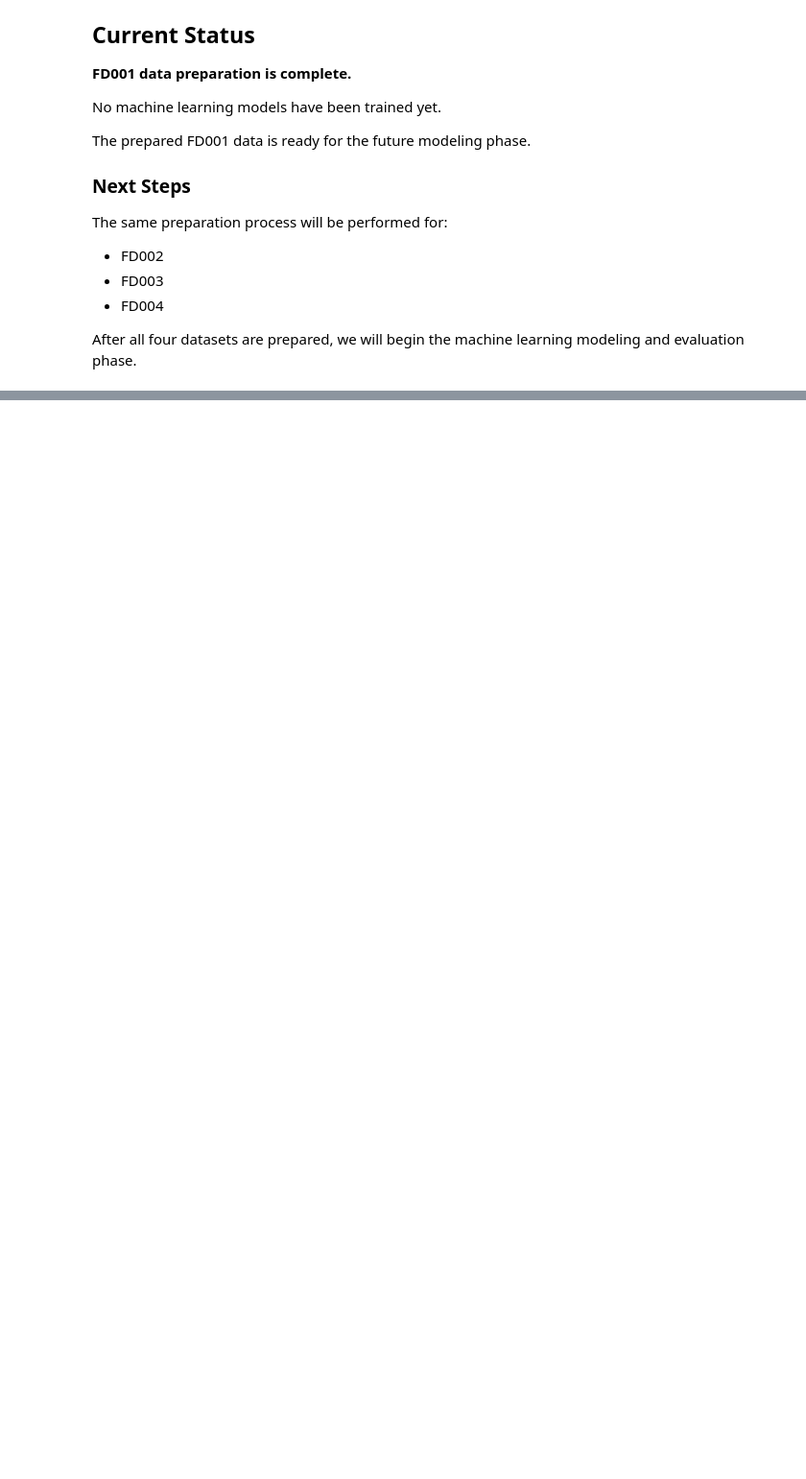
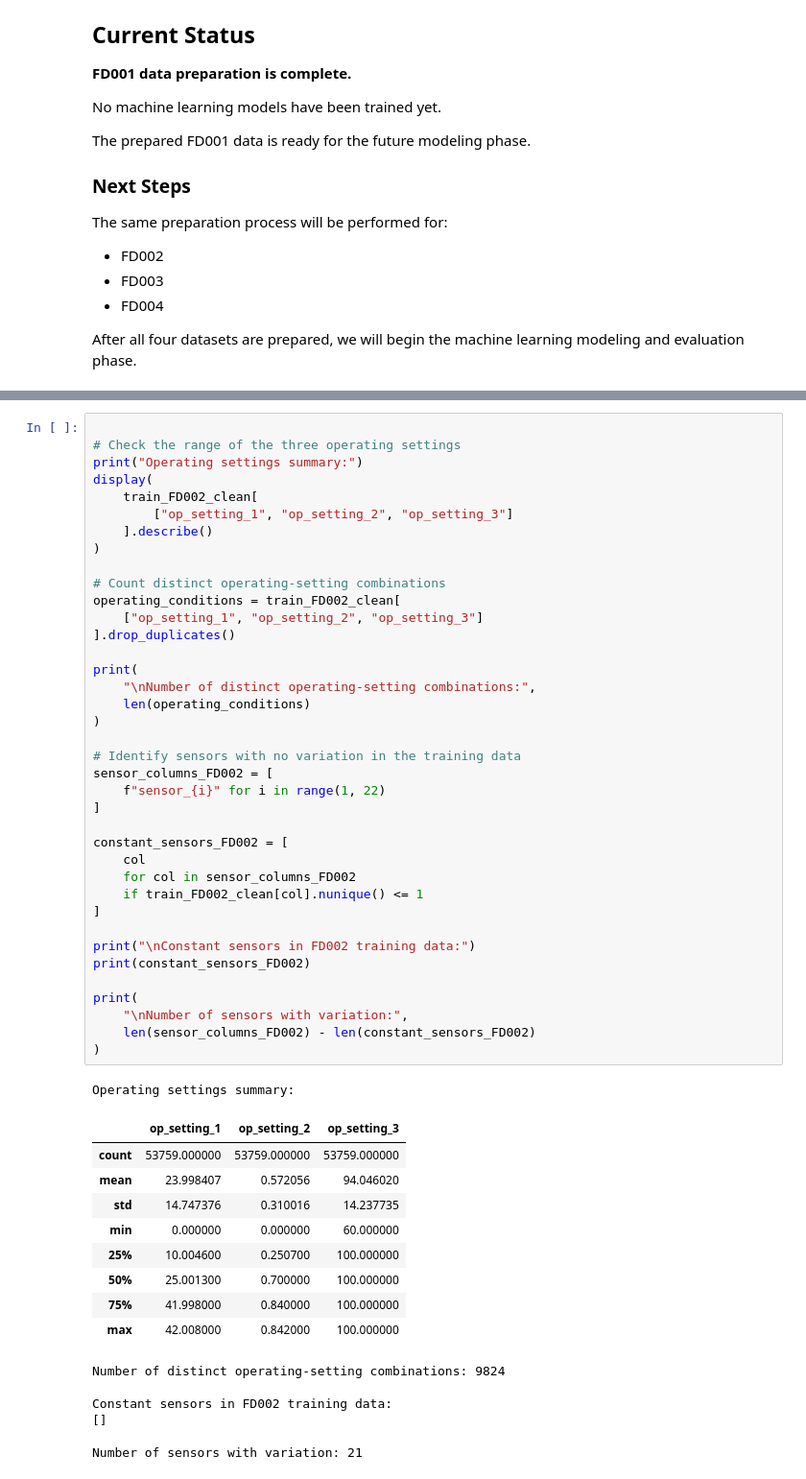
Before and after one commit to Eyasushewangizaw/C_MAPSS_RUL_Project, a Jupyter notebook: notebooks/01_CMAPSS_Data_Preparation.ipynb, the cells around one changed output, grey strips where cells are left out. Shown at 96% size. Saved outputs shown, nothing was run; the diff lists cells and outputs as text; blank space fills up the shorter version.

```diff
--- a/notebooks/01_CMAPSS_Data_Preparation.ipynb
+++ b/notebooks/01_CMAPSS_Data_Preparation.ipynb
@@ -880,0 +1069,55 @@ After all four datasets are prepared, we will begin the machine learning modelin
+# %%
+
+# Check the range of the three operating settings
+print("Operating settings summary:")
+display(
+    train_FD002_clean[
+        ["op_setting_1", "op_setting_2", "op_setting_3"]
+    ].describe()
+)
+
+# Count distinct operating-setting combinations
+operating_conditions = train_FD002_clean[
+    ["op_setting_1", "op_setting_2", "op_setting_3"]
+].drop_duplicates()
+
+print(
+    "\nNumber of distinct operating-setting combinations:",
+    len(operating_conditions)
+)
+
+# Identify sensors with no variation in the training data
+sensor_columns_FD002 = [
+    f"sensor_{i}" for i in range(1, 22)
+]
+
+constant_sensors_FD002 = [
+    col
+    for col in sensor_columns_FD002
+    if train_FD002_clean[col].nunique() <= 1
+]
+
+print("\nConstant sensors in FD002 training data:")
+print(constant_sensors_FD002)
+
+print(
+    "\nNumber of sensors with variation:",
+    len(sensor_columns_FD002) - len(constant_sensors_FD002)
+)
+# %% [output]
+Operating settings summary:
+|  | op_setting_1 | op_setting_2 | op_setting_3 |
+| count | 53759.000000 | 53759.000000 | 53759.000000 |
+| mean | 23.998407 | 0.572056 | 94.046020 |
+| std | 14.747376 | 0.310016 | 14.237735 |
+| min | 0.000000 | 0.000000 | 60.000000 |
+| 25% | 10.004600 | 0.250700 | 100.000000 |
+| 50% | 25.001300 | 0.700000 | 100.000000 |
+| 75% | 41.998000 | 0.840000 | 100.000000 |
+| max | 42.008000 | 0.842000 | 100.000000 |
+Number of distinct operating-setting combinations: 9824
+
+Constant sensors in FD002 training data:
+[]
+
+Number of sensors with variation: 21
```
Also changed, not shown: parts of 7 cells of this notebook, 6 other files.
